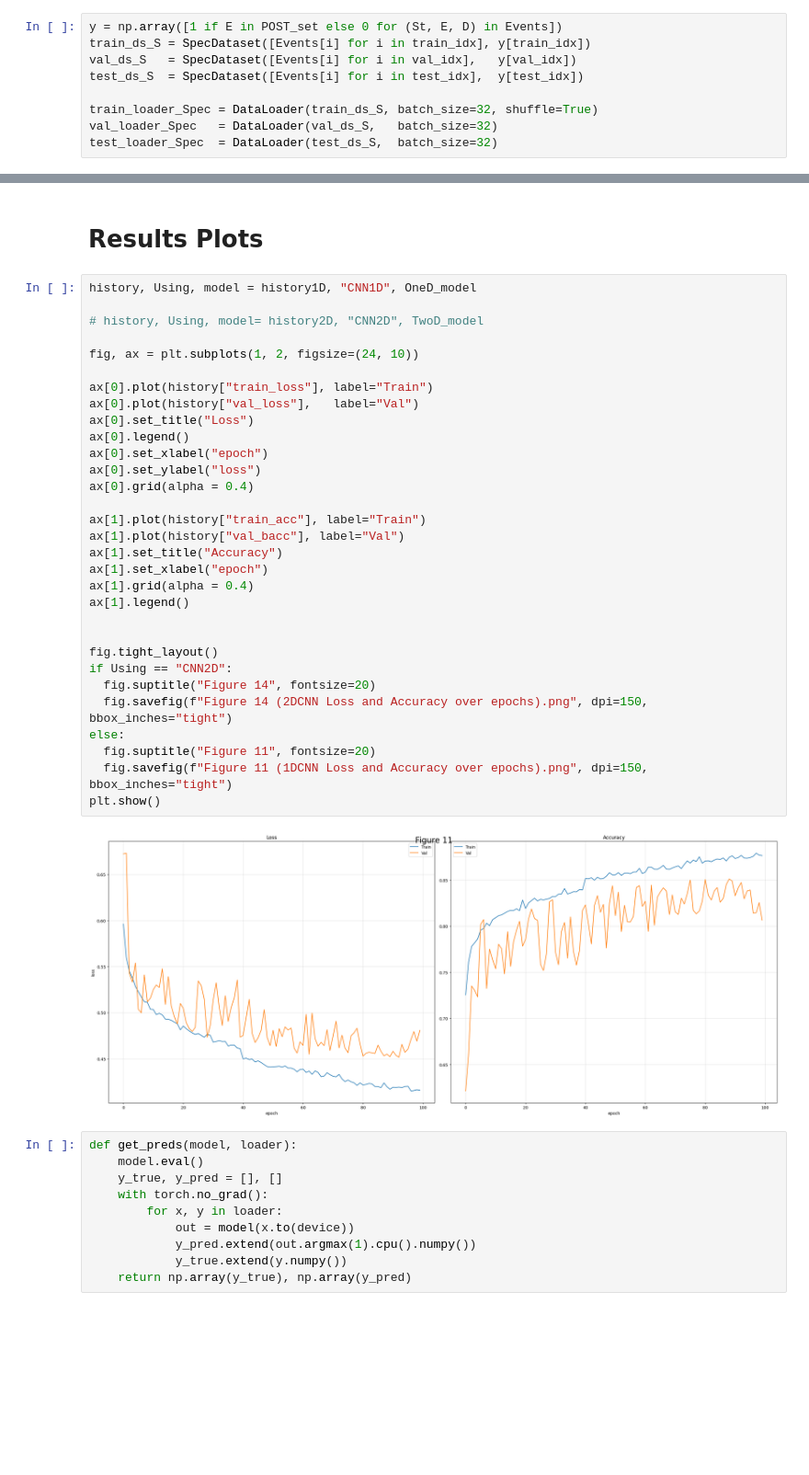
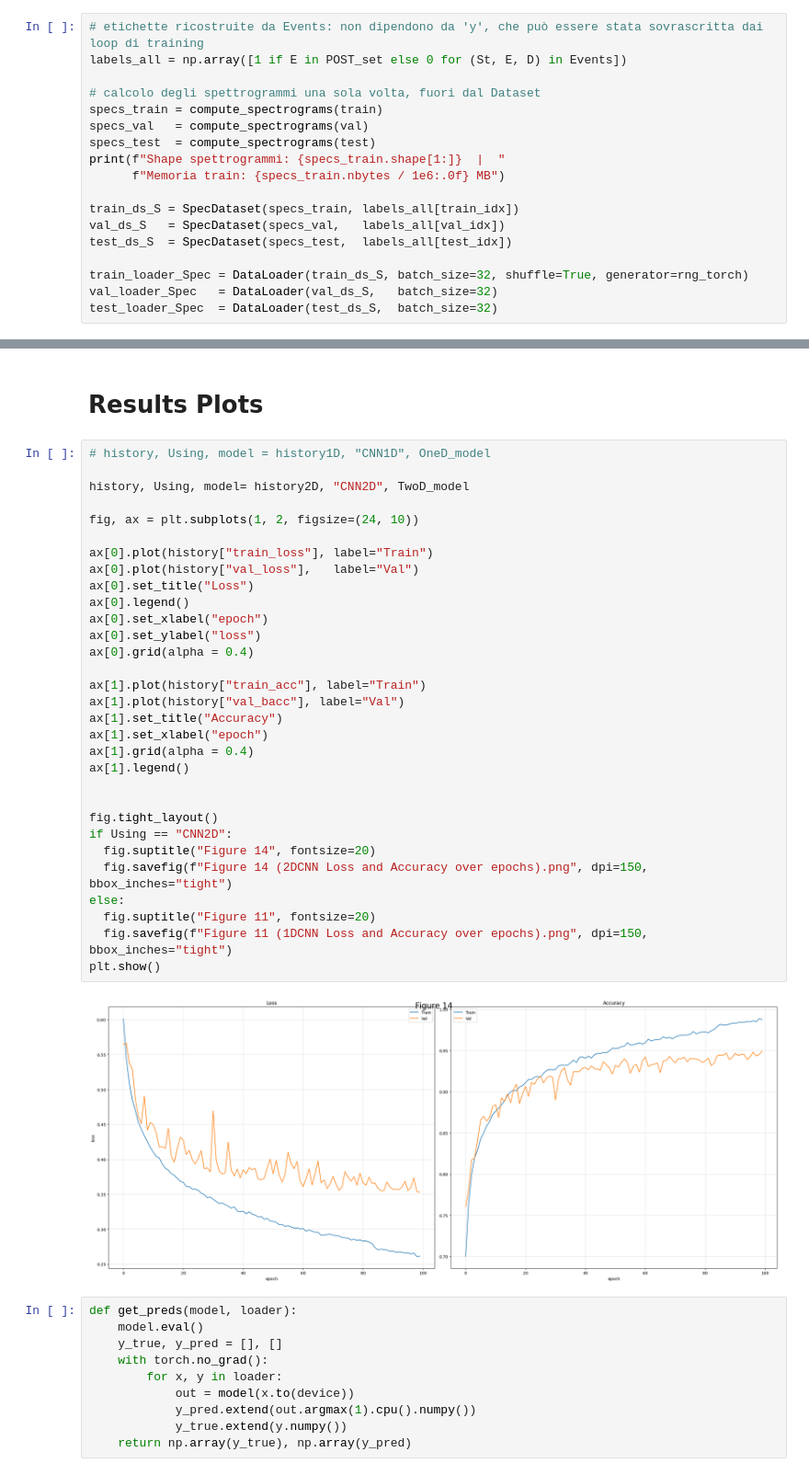
Before and after one commit to Mpinaz/Thesis, a Jupyter notebook: Model.ipynb, the cells around one changed output, grey strips where cells are left out. Shown at 92% size. Saved outputs shown, nothing was run; the diff lists cells and outputs as text; blank space fills up the shorter version.

```diff
--- a/Model.ipynb
+++ b/Model.ipynb
@@ -380,9 +375,18 @@ class SpecDataset(Dataset):
 # %%
-y = np.array([1 if E in POST_set else 0 for (St, E, D) in Events])
-train_ds_S = SpecDataset([Events[i] for i in train_idx], y[train_idx])
-val_ds_S   = SpecDataset([Events[i] for i in val_idx],   y[val_idx])
-test_ds_S  = SpecDataset([Events[i] for i in test_idx],  y[test_idx])
+# etichette ricostruite da Events: non dipendono da 'y', che può essere stata sovrascritta dai loop di training
+labels_all = np.array([1 if E in POST_set else 0 for (St, E, D) in Events])
 
-train_loader_Spec = DataLoader(train_ds_S, batch_size=32, shuffle=True)
+# calcolo degli spettrogrammi una sola volta, fuori dal Dataset
+specs_train = compute_spectrograms(train)
+specs_val   = compute_spectrograms(val)
+specs_test  = compute_spectrograms(test)
+print(f"Shape spettrogrammi: {specs_train.shape[1:]}  |  "
+      f"Memoria train: {specs_train.nbytes / 1e6:.0f} MB")
+
+train_ds_S = SpecDataset(specs_train, labels_all[train_idx])
+val_ds_S   = SpecDataset(specs_val,   labels_all[val_idx])
+test_ds_S  = SpecDataset(specs_test,  labels_all[test_idx])
+
+train_loader_Spec = DataLoader(train_ds_S, batch_size=32, shuffle=True, generator=rng_torch)
 val_loader_Spec   = DataLoader(val_ds_S,   batch_size=32)
 test_loader_Spec  = DataLoader(test_ds_S,  batch_size=32)
@@ -526,38 +532,38 @@ torch.save(OneD_model.state_dict(), "1DCNN_Buona.pth")
 # %% [markdown]
 # Results Plots
 # %%
-history, Using, model = history1D, "CNN1D", OneD_model
+# history, Using, model = history1D, "CNN1D", OneD_model
 
-# history, Using, model= history2D, "CNN2D", TwoD_model
+history, Using, model= history2D, "CNN2D", TwoD_model
 
 fig, ax = plt.subplots(1, 2, figsize=(24, 10))
 
 ax[0].plot(history["train_loss"], label="Train")
 ax[0].plot(history["val_loss"],   label="Val")
 ax[0].set_title("Loss")
 ax[0].legend()
 ax[0].set_xlabel("epoch")
 ax[0].set_ylabel("loss")
 ax[0].grid(alpha = 0.4)
 
 ax[1].plot(history["train_acc"], label="Train")
 ax[1].plot(history["val_bacc"], label="Val")
 ax[1].set_title("Accuracy")
 ax[1].set_xlabel("epoch")
 ax[1].grid(alpha = 0.4)
 ax[1].legend()
 
 
 fig.tight_layout()
 if Using == "CNN2D":
   fig.suptitle("Figure 14", fontsize=20)
   fig.savefig(f"Figure 14 (2DCNN Loss and Accuracy over epochs).png", dpi=150, bbox_inches="tight")
 else:
   fig.suptitle("Figure 11", fontsize=20)
   fig.savefig(f"Figure 11 (1DCNN Loss and Accuracy over epochs).png", dpi=150, bbox_inches="tight")
 plt.show()
 # %% [output]
-[figure, old version]
+[figure, new version]
 # %%
 def get_preds(model, loader):
     model.eval()
```
Also changed, not shown: parts of 9 cells of this notebook.
